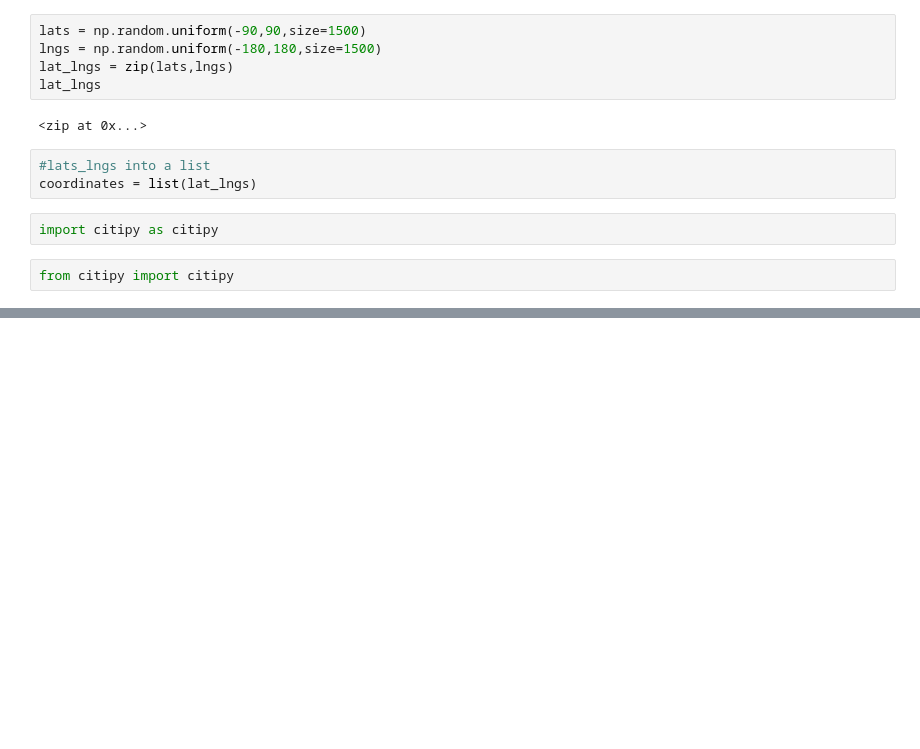
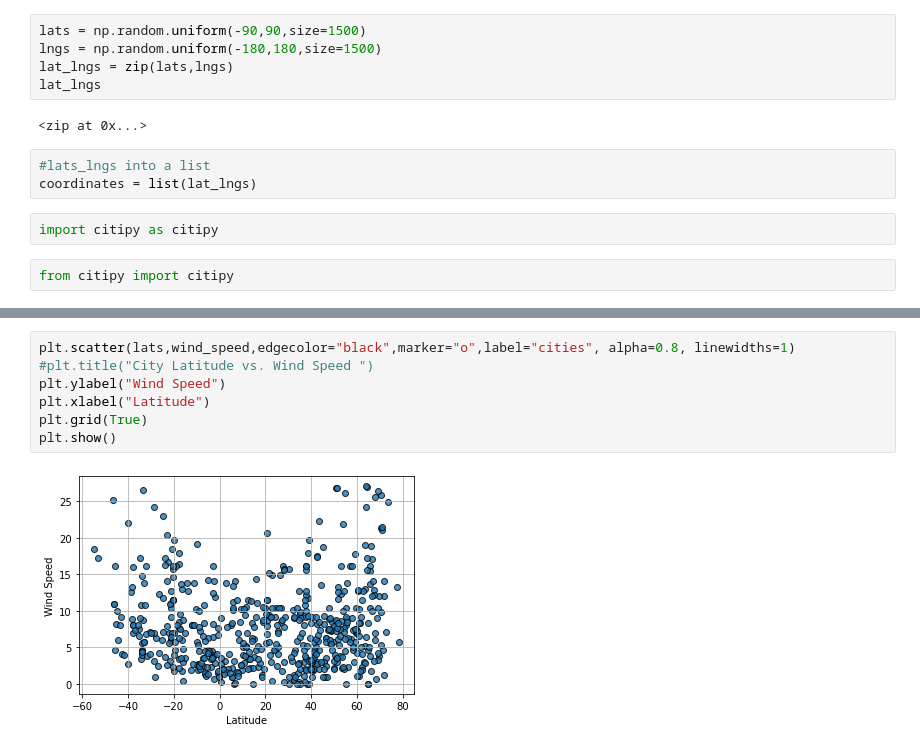
Before and after one commit to madrivers/World_Weather_Analysis, a Jupyter notebook: WeatherPy.ipynb, the cells around one changed output, grey strips where cells are left out. Cells and saved outputs as stored; diff of their text form; blank space fills up the shorter version.

```diff
--- a/WeatherPy.ipynb
+++ b/WeatherPy.ipynb
@@ -52,0 +220,9 @@ len(cities)
+# %%
+plt.scatter(lats,wind_speed,edgecolor="black",marker="o",label="cities", alpha=0.8, linewidths=1)
+#plt.title("City Latitude vs. Wind Speed ")
+plt.ylabel("Wind Speed")
+plt.xlabel("Latitude")
+plt.grid(True)
+plt.show()
+# %% [output]
+[figure, added]
```
Also changed, not shown: parts of 15 cells of this notebook, 3 other files.
